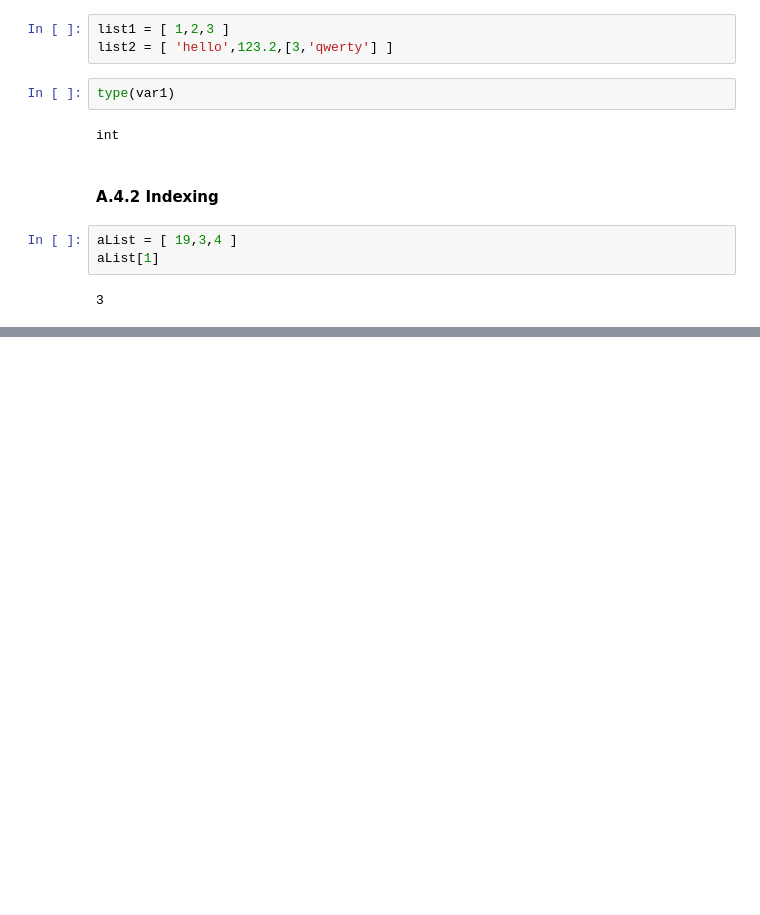
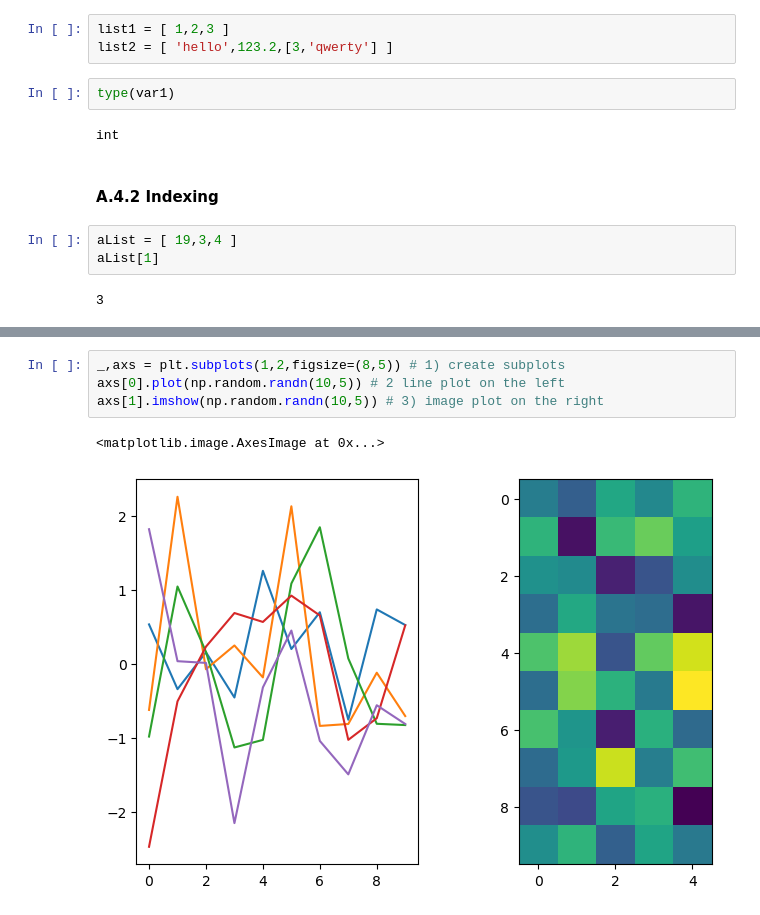
Before and after one commit to refigo/mathematics-vault, a Jupyter notebook: Linear_Algebra/linarg4ds/python_tutorial/python_tutorial.ipynb, the cells around one changed output, grey strips where cells are left out. Drawn from its saved outputs; the diff is of its cells as text; blank space fills up the shorter version.

```diff
--- a/Linear_Algebra/linarg4ds/python_tutorial/python_tutorial.ipynb
+++ b/Linear_Algebra/linarg4ds/python_tutorial/python_tutorial.ipynb
@@ -34,0 +138,7 @@ aList[1]
+# %%
+_,axs = plt.subplots(1,2,figsize=(8,5)) # 1) create subplots
+axs[0].plot(np.random.randn(10,5)) # 2 line plot on the left
+axs[1].imshow(np.random.randn(10,5)) # 3) image plot on the right
+# %% [output]
+<matplotlib.image.AxesImage at 0x...>
+[figure, added]
```
Also changed, not shown: parts of 21 cells of this notebook.
